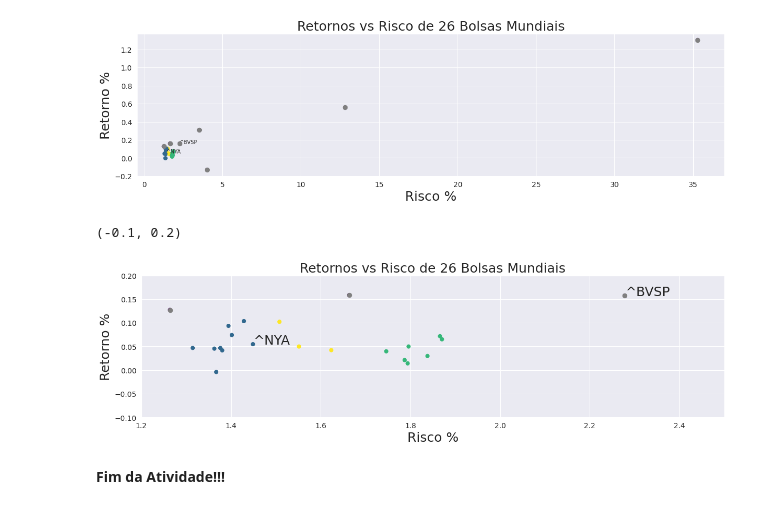
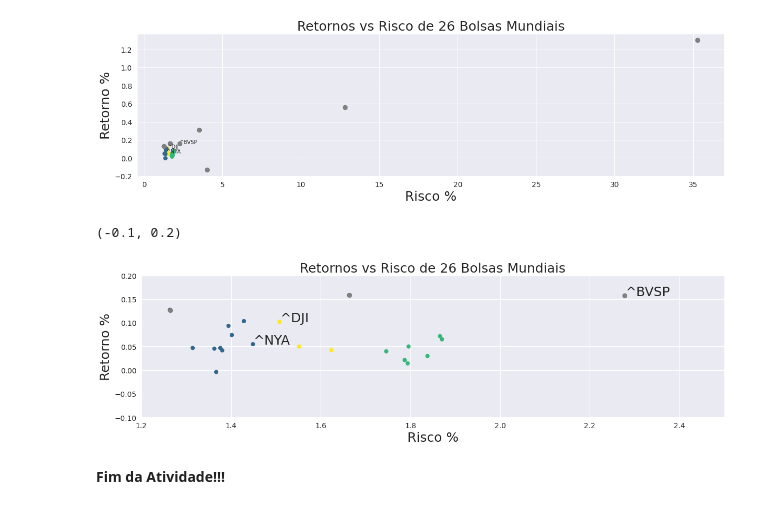
Before and after one commit to marcelinoandrade/Processamento-Digital-de-Sinais-Financeiros, a Jupyter notebook: Aula Extra 4 - Bolsas Mundiais, Correlações e Clusterização DBSCAN.ipynb, the cells around one changed output. Drawn from its saved outputs; the diff is of its cells as text; code cells hidden in the pictures.

```diff
--- a/Aula Extra 4 - Bolsas Mundiais, Correlações e Clusterização DBSCAN.ipynb
+++ b/Aula Extra 4 - Bolsas Mundiais, Correlações e Clusterização DBSCAN.ipynb
@@ -200,17 +200,18 @@ Text(0, 0.5, 'Retorno %')
 # %%
 fig = plt.subplots(figsize=(20,5))
 ax1=plt.subplot(1,1, 1)
 ax1.scatter(X[:, 0], X[:, 1], c=labels, s=50, cmap='viridis')
 ax1.scatter(X[np.where(labels==-1),0],X[np.where(labels==-1),1][0], s=70, c='gray')
 ax1.set_title('Retornos vs Risco de '+str(len(stocks))+' Bolsas Mundiais',fontsize=25)
 ax1.text(retornos["^BVSP"].std(),retornos["^BVSP"].mean(),  "^BVSP",fontsize=25)
 ax1.text(retornos["^NYA"].std(),retornos["^NYA"].mean(),  "^NYA",fontsize=25)
+ax1.text(retornos["^DJI"].std(),retornos["^DJI"].mean(),  "^DJI",fontsize=25)
 ax1.set_xlabel('Risco %',fontsize=25)
 ax1.set_ylabel('Retorno %',fontsize=25)
 ax1.set_xlim([1.2,2.5])
 ax1.set_ylim([-0.1,.2])
 # %% [output]
 (-0.1, 0.2)
-[figure, old version]
+[figure, new version]
 # %% [markdown]
 <b>Fim da Atividade!!!</b>
```
Also changed, not shown: parts of 3 cells of this notebook.
